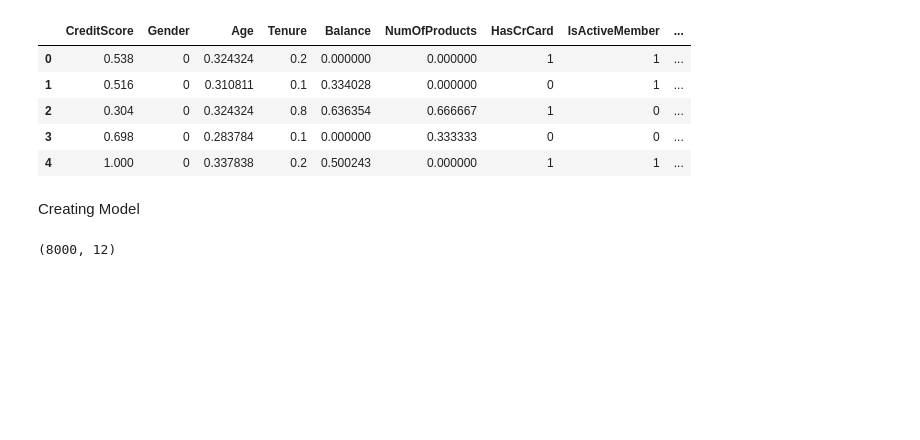
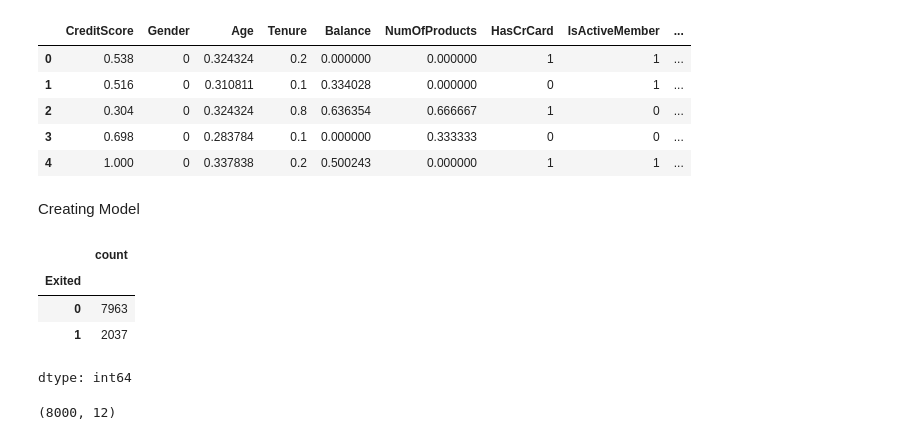
Before and after one commit to MagnuM365/Churn_prediction_using_ANN, a Jupyter notebook: CustomerChurnPrediction_Using_ANN.ipynb, the cells around one changed output. Cells and saved outputs as stored; diff of their text form; code cells hidden in the pictures; blank space fills up the shorter version.

```diff
--- a/CustomerChurnPrediction_Using_ANN.ipynb
+++ b/CustomerChurnPrediction_Using_ANN.ipynb
@@ -114,6 +114,14 @@ Creating Model
 # %%
 X = df1.drop(columns=['Exited'])
 y = df1['Exited']
+# %%
+y.value_counts()
+# %% [output]
+|  | count |
+| Exited |  |
+| 0 | 7963 |
+| 1 | 2037 |
+dtype: int64
 # %%
 from sklearn.model_selection import train_test_split
 X_train, X_test, y_train, y_test = train_test_split(X, y, test_size=0.2, random_state=42)
```
Also changed, not shown: parts of 45 cells of this notebook.
